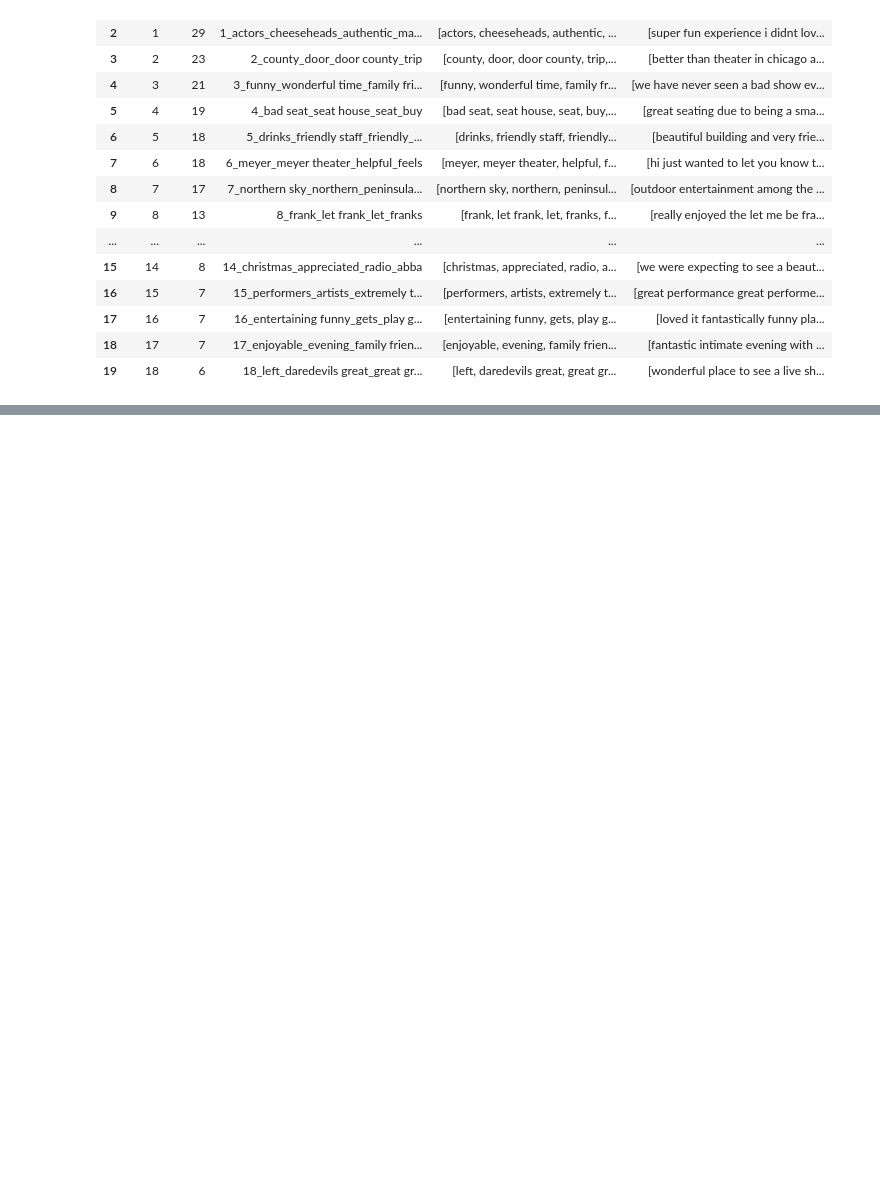
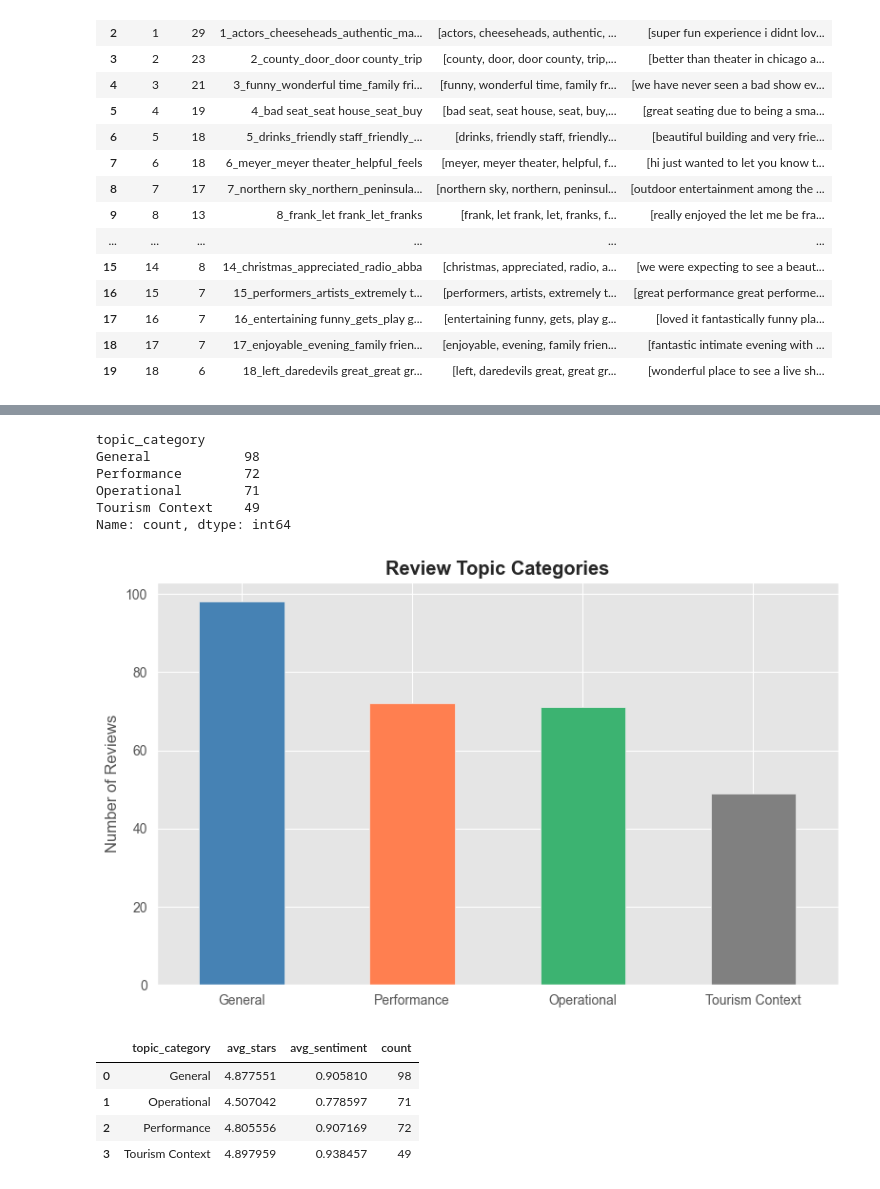
Before and after one commit to ezralinnan/RuralTheatreReviewsNLP, a Jupyter notebook: review_nlp.ipynb, the cells around one changed output, grey strips where cells are left out. Drawn from its saved outputs; the diff is of its cells as text; code cells hidden in the pictures; blank space fills up the shorter version.

```diff
--- a/review_nlp.ipynb
+++ b/review_nlp.ipynb
@@ -654,0 +735,53 @@ topic_sentiment
+# %%
+performance_topics = [13, 17, 16, 1, 15, 18, 14]
+tourism_topics     = [2, 7, 12]
+operational_topics = [9, 4, 5, 10, 11]
+
+def categorize_topic(t):
+    if t in performance_topics:
+        return 'Performance'
+    elif t in tourism_topics:
+        return 'Tourism Context'
+    elif t in operational_topics:
+        return 'Operational'
+    else:
+        return 'General'
+
+sentiment_df['topic_category'] = sentiment_df['topic'].apply(categorize_topic)
+
+cat_counts = sentiment_df[sentiment_df['topic'] != -1]['topic_category'].value_counts()
+print(cat_counts)
+
+fig, ax = plt.subplots(figsize=(8, 5))
+cat_counts.plot(kind='bar', ax=ax, color=['steelblue', 'coral', 'mediumseagreen', 'gray'])
+ax.set_title('Review Topic Categories', fontweight='bold')
+ax.set_xlabel('')
+ax.set_ylabel('Number of Reviews')
+plt.xticks(rotation=0)
+plt.tight_layout()
+plt.show()
+
+cat_sentiment = (
+    sentiment_df[sentiment_df['topic'] != -1]
+    .groupby('topic_category')
+    .agg(
+        avg_stars=('stars_given', 'mean'),
+        avg_sentiment=('roberta_compound', 'mean'),
+        count=('topic', 'count')
+    )
+    .reset_index()
+)
+cat_sentiment
+# %% [output]
+topic_category
+General            98
+Performance        72
+Operational        71
+Tourism Context    49
+Name: count, dtype: int64
+[figure, added]
+|  | topic_category | avg_stars | avg_sentiment | count |
+| 0 | General | 4.877551 | 0.905810 | 98 |
+| 1 | Operational | 4.507042 | 0.778597 | 71 |
+| 2 | Performance | 4.805556 | 0.907169 | 72 |
+| 3 | Tourism Context | 4.897959 | 0.938457 | 49 |
```
Also changed, not shown: parts of 8 cells of this notebook.
